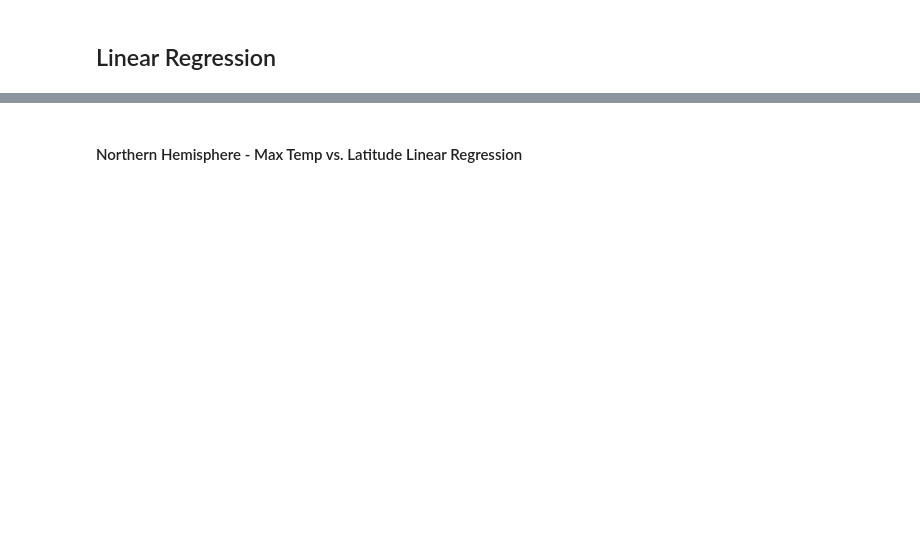
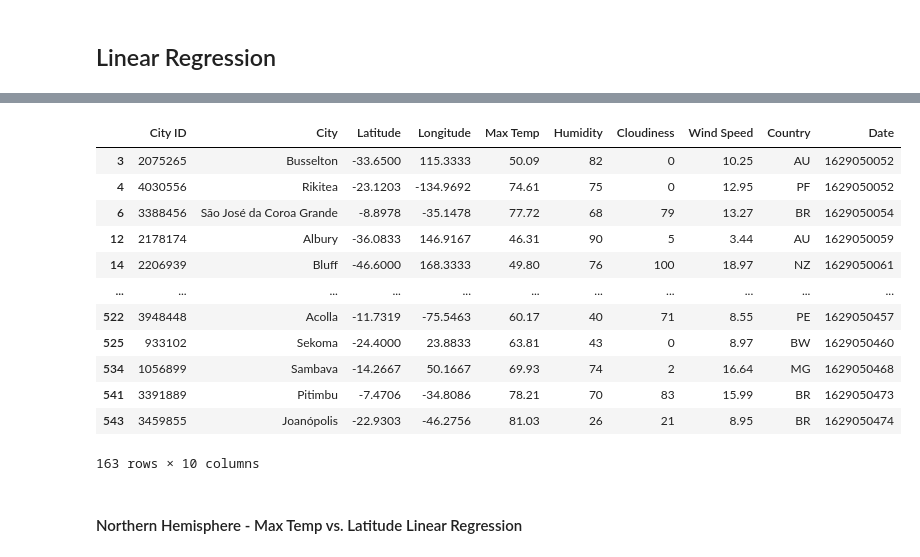
Before and after one commit to melissadiep94/python-api-challenge, a Jupyter notebook: WeatherPy/WeatherPy.ipynb, the cells around one changed output, grey strips where cells are left out. Saved outputs shown, nothing was run; the diff lists cells and outputs as text; code cells hidden in the pictures; blank space fills up the shorter version.

```diff
--- a/WeatherPy/WeatherPy.ipynb
+++ b/WeatherPy/WeatherPy.ipynb
@@ -257,2 +284,20 @@ plt.show()
+# %%
+#dataframe for cities located on Southern Hemisphere
+southern_hem = weather_data[weather_data["Latitude"]<0]
+southern_hem
+# %% [output]
+|  | City ID | City | Latitude | Longitude | Max Temp | Humidity | Cloudiness | Wind Speed | Country | Date |
+| 3 | 2075265 | Busselton | -33.6500 | 115.3333 | 50.09 | 82 | 0 | 10.25 | AU | 1629050052 |
+| 4 | 4030556 | Rikitea | -23.1203 | -134.9692 | 74.61 | 75 | 0 | 12.95 | PF | 1629050052 |
+| 6 | 3388456 | São José da Coroa Grande | -8.8978 | -35.1478 | 77.72 | 68 | 79 | 13.27 | BR | 1629050054 |
+| 12 | 2178174 | Albury | -36.0833 | 146.9167 | 46.31 | 90 | 5 | 3.44 | AU | 1629050059 |
+| 14 | 2206939 | Bluff | -46.6000 | 168.3333 | 49.80 | 76 | 100 | 18.97 | NZ | 1629050061 |
+| ... | ... | ... | ... | ... | ... | ... | ... | ... | ... | ... |
+| 522 | 3948448 | Acolla | -11.7319 | -75.5463 | 60.17 | 40 | 71 | 8.55 | PE | 1629050457 |
+| 525 | 933102 | Sekoma | -24.4000 | 23.8833 | 63.81 | 43 | 0 | 8.97 | BW | 1629050460 |
+| 534 | 1056899 | Sambava | -14.2667 | 50.1667 | 69.93 | 74 | 2 | 16.64 | MG | 1629050468 |
+| 541 | 3391889 | Pitimbu | -7.4706 | -34.8086 | 78.21 | 70 | 83 | 15.99 | BR | 1629050473 |
+| 543 | 3459855 | Joanópolis | -22.9303 | -46.2756 | 81.03 | 26 | 21 | 8.95 | BR | 1629050474 |
+163 rows × 10 columns
 # %% [markdown]
 ####  Northern Hemisphere - Max Temp vs. Latitude Linear Regression
```
Also changed, not shown: parts of 7 cells of this notebook, 4 other files.
